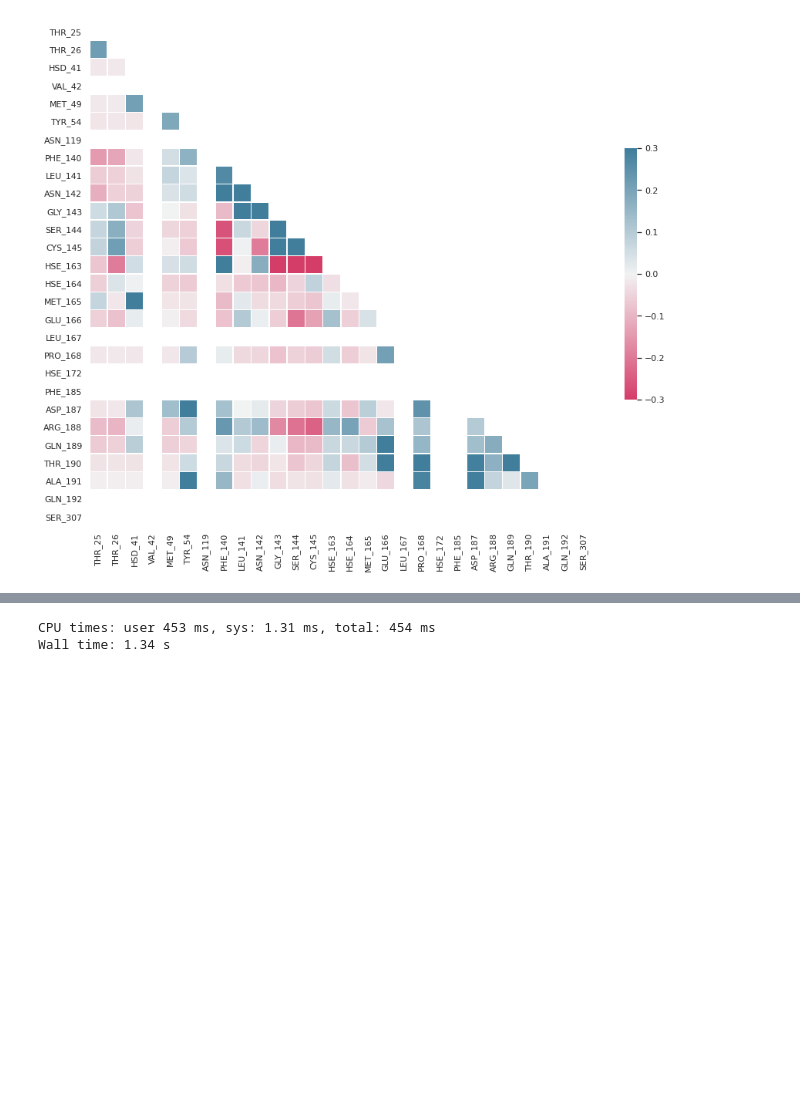
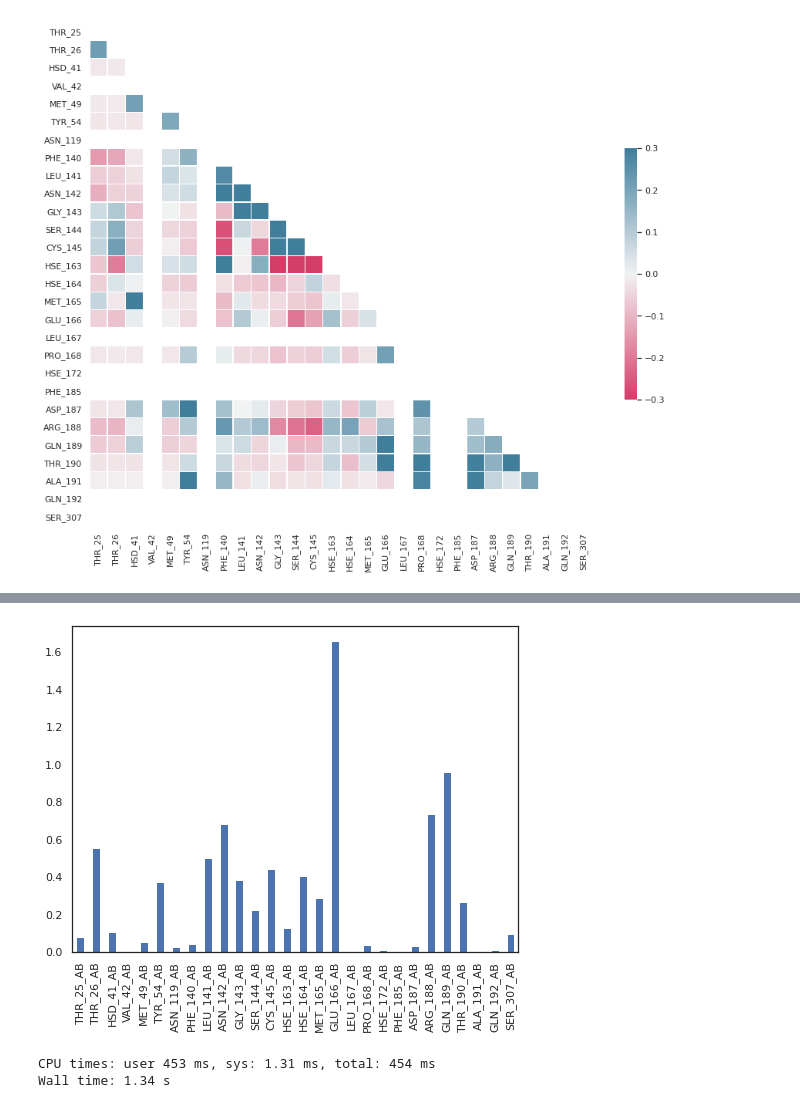
Before and after one commit to jglaser/gigadocking_notebooks, a Jupyter notebook: Gigadocking.ipynb, the cells around one changed output, grey strips where cells are left out. Cells and saved outputs as stored; diff of their text form; code cells hidden in the pictures; blank space fills up the shorter version.

```diff
--- a/Gigadocking.ipynb
+++ b/Gigadocking.ipynb
@@ -317,0 +326,7 @@ df[[c+'_PB' for c in columns]].sum(axis=0).plot.bar()
+# %%
+%%time
+q = "SELECT " + ", ".join(['AVG({}_PB)'.format(c) for c in columns]) + \
+    " FROM mpro_5r84.mpro_features"
+from google.cloud import bigquery
+client = bigquery.Client(project=project_id)
+df_avg_contacts = client.query(q).to_dataframe()
@@ -318,3 +340,9 @@ df[[c+'_PB' for c in columns]].sum(axis=0).plot.bar()
+# %%
+tmp = df_avg_contacts.transpose().set_index(pd.Index(['{}_AB'.format(c) for c in columns])).T
+ax = tmp.mean(axis=0).plot.bar()
+ax.figure.set_size_inches(8,6)
+# %% [output]
+[figure, added]
 # %%
 %%time
 q = "SELECT " + ", ".join(['CORR({}_PB,{}_PB)'.format(ci,cj) for ci in columns for cj in columns]) + \
```
Also changed, not shown: parts of 7 cells of this notebook.
